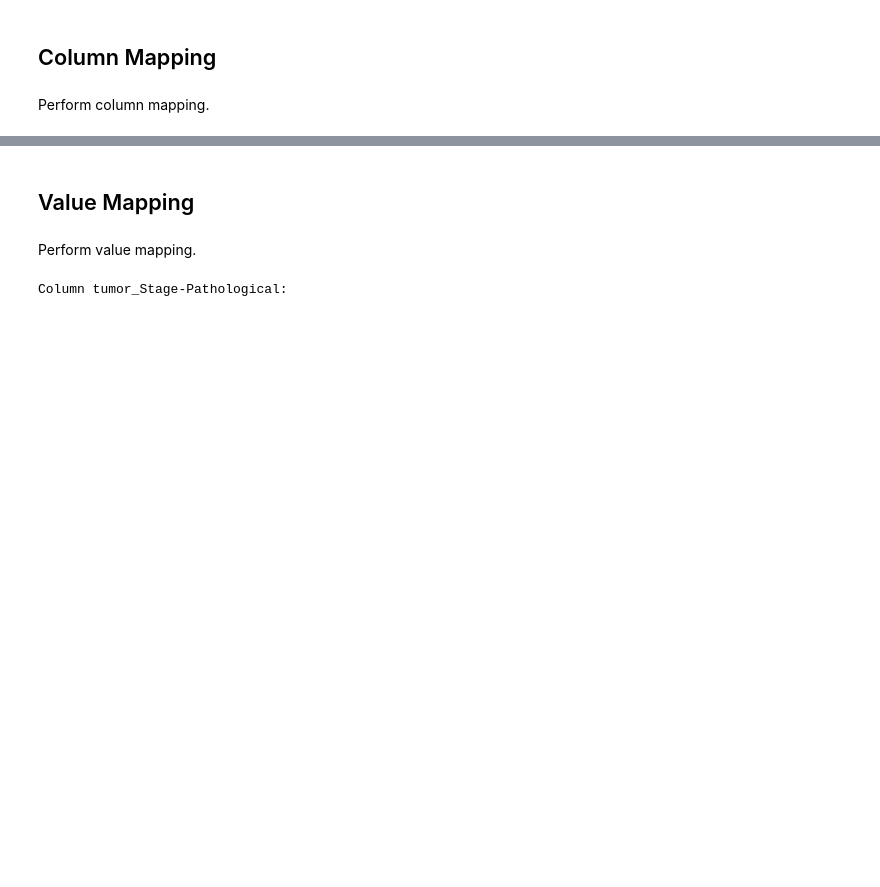
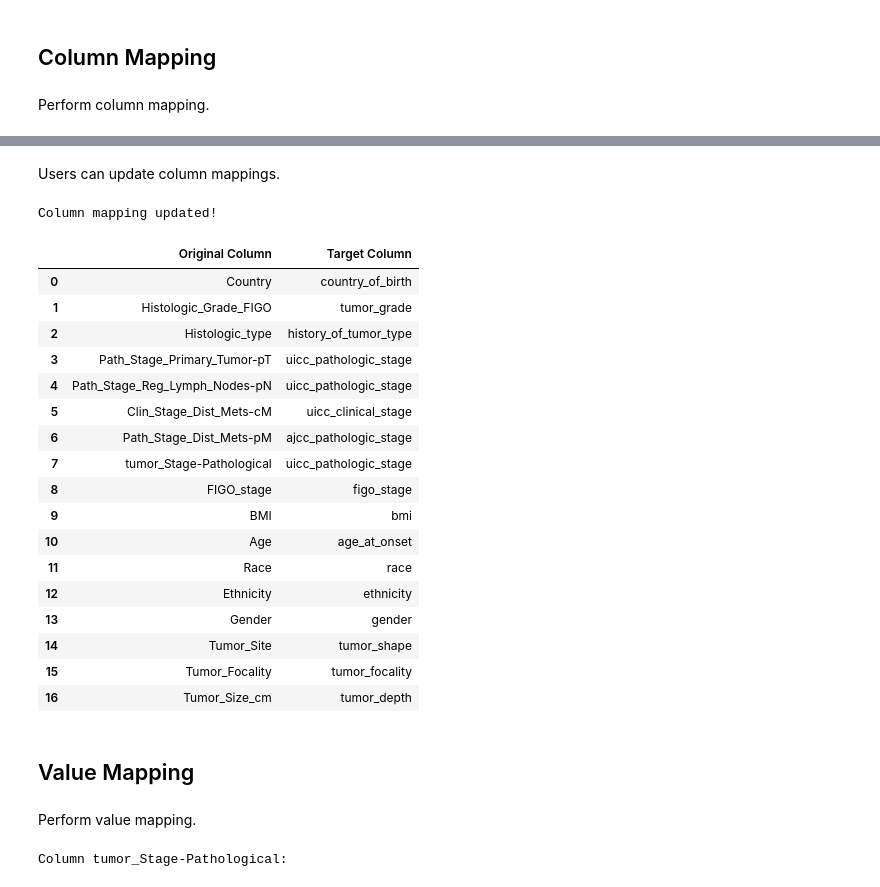
Before and after one commit to VIDA-NYU/bdi-kit, a Jupyter notebook: examples/column_and_value_mapping.ipynb, the cells around one changed output, grey strips where cells are left out. Drawn from its saved outputs; the diff is of its cells as text; code cells hidden in the pictures; blank space fills up the shorter version.

```diff
--- a/examples/column_and_value_mapping.ipynb
+++ b/examples/column_and_value_mapping.ipynb
@@ -161,6 +161,30 @@ column_mappings = manager.map_columns()
 | 14 | Tumor_Site | tumor_shape |
 | 15 | Tumor_Focality | tumor_focality |
 | 16 | Tumor_Size_cm | tumor_depth |
+# %% [markdown]
+Users can update column mappings.
+# %%
+manager.update_column_mappings('Histologic_Grade_FIGO', 'tumor_grade')
+# %% [output]
+Column mapping updated!
+|  | Original Column | Target Column |
+| 0 | Country | country_of_birth |
+| 1 | Histologic_Grade_FIGO | tumor_grade |
+| 2 | Histologic_type | history_of_tumor_type |
+| 3 | Path_Stage_Primary_Tumor-pT | uicc_pathologic_stage |
+| 4 | Path_Stage_Reg_Lymph_Nodes-pN | uicc_pathologic_stage |
+| 5 | Clin_Stage_Dist_Mets-cM | uicc_clinical_stage |
+| 6 | Path_Stage_Dist_Mets-pM | ajcc_pathologic_stage |
+| 7 | tumor_Stage-Pathological | uicc_pathologic_stage |
+| 8 | FIGO_stage | figo_stage |
+| 9 | BMI | bmi |
+| 10 | Age | age_at_onset |
+| 11 | Race | race |
+| 12 | Ethnicity | ethnicity |
+| 13 | Gender | gender |
+| 14 | Tumor_Site | tumor_shape |
+| 15 | Tumor_Focality | tumor_focality |
+| 16 | Tumor_Size_cm | tumor_depth |
 # %% [markdown]
 ## Value Mapping
 # %% [markdown]
```
Also changed, not shown: parts of 3 cells of this notebook.
